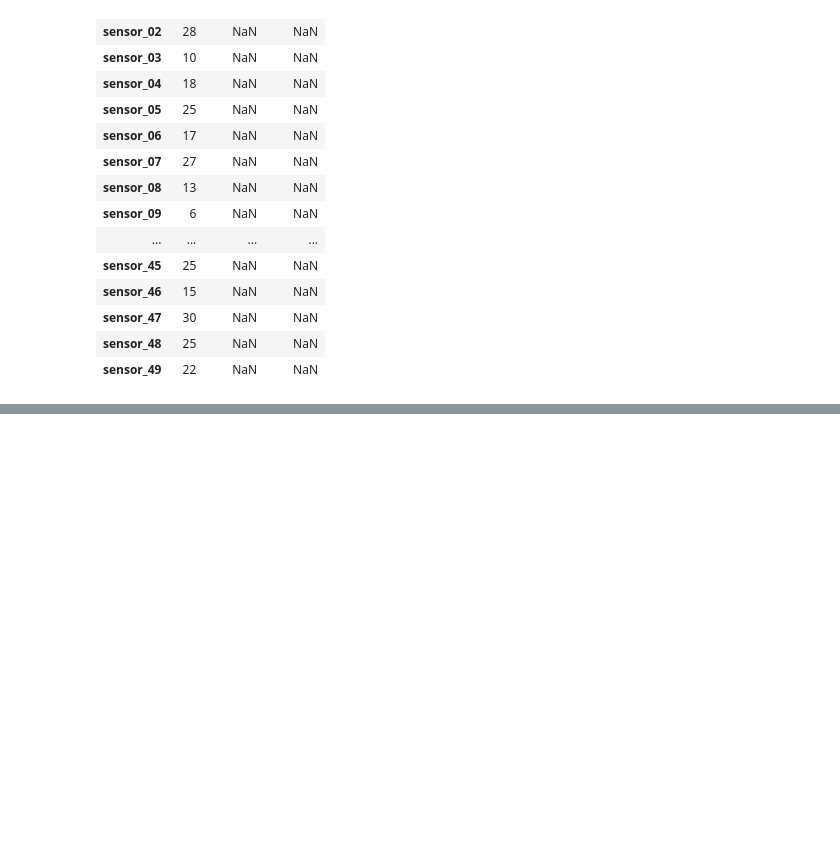
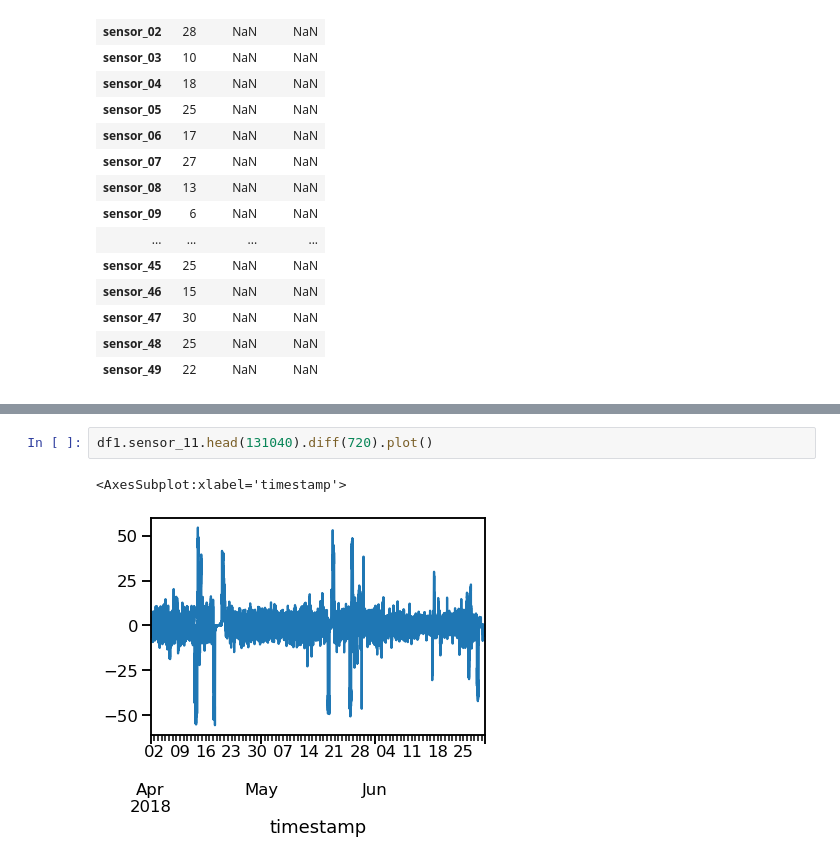
Before and after one commit to NicolaRonzoni/System-for-anomaly-detection, a Jupyter notebook: Time series.ipynb, the cells around one changed output, grey strips where cells are left out. Saved outputs shown, nothing was run; the diff lists cells and outputs as text; blank space fills up the shorter version.

```diff
--- a/Time series.ipynb
+++ b/Time series.ipynb
@@ -583,0 +664,5 @@ df.to_csv(f's3://{bucket}/{key}')
+# %%
+df1.sensor_11.head(131040).diff(720).plot()
+# %% [output]
+<AxesSubplot:xlabel='timestamp'>
+[figure, added]
```
Also changed, not shown: parts of 12 cells of this notebook.
